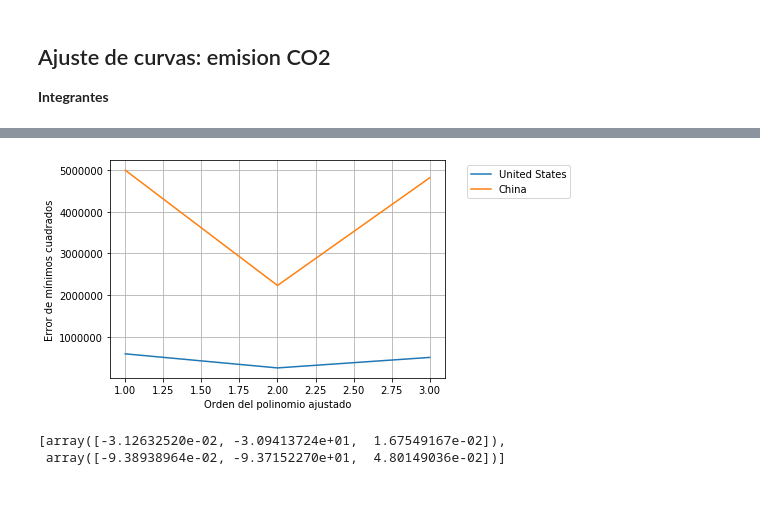
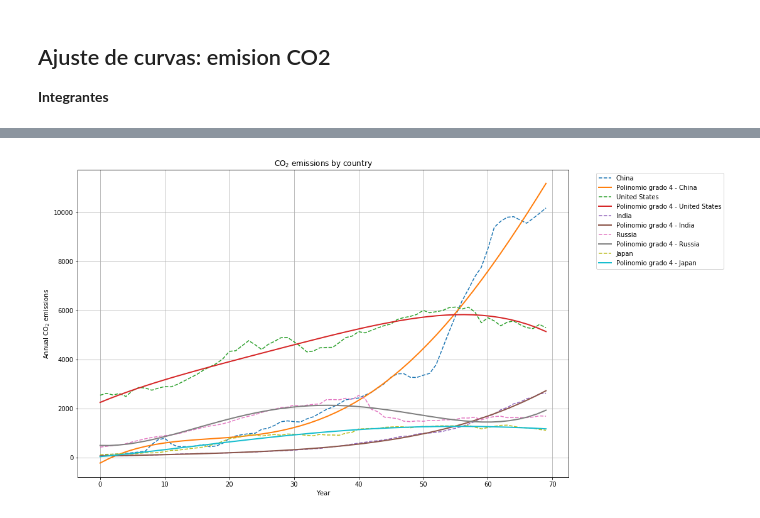
Before and after one commit to Jose-LiraAguas/proyecto1SM, a Jupyter notebook: Proyecto1.ipynb, the cells around one changed output, grey strips where cells are left out. Cells and saved outputs as stored; diff of their text form; code cells hidden in the pictures.

```diff
--- a/Proyecto1.ipynb
+++ b/Proyecto1.ipynb
@@ -40 +76,27 @@ L = 100
+# %%
+# BOX 3 MIN SQ N
+beta_graf = []
+poli = []
+for i in range(len(Code)):
+    poli.append(int(np.argmin(error[i]) + min_poli))
+    solucion = opt.minimize(fun=min_sq_N,
+                            x0=np.zeros(poli[i] + 1),
+                            args=(country_data[i]['Year'] - min_year, country_data[i]['Annual CO2 emissions'], poli[i]))
+    beta_graf.append(solucion.x)
+# %%
+plt.figure(figsize=(14,9))
+for i in range(len(Code)):
+    Country_name = country_data[i]['Entity'][0]
+    plt.plot(country_data[i]['Year'] - min_year, country_data[i]['Annual CO2 emissions'], '--', label=Country_name)
+    x_num = np.linspace(min(country_data[i]['Year']) - min_year, max(country_data[i]['Year']) - min_year)
+    y_fit = np.array([beta_graf[i][j] * x_num**j for j in range(poli[i] + 1)]).sum(axis=0)
+    plt.plot(x_num, y_fit, lw=2, label=f'Polinomio grado {poli[i]} - {Country_name}')
+
+plt.xlabel('Year')
+plt.ylabel('Annual CO$ _2$ emissions')
+plt.title('CO$ _2$ emissions by country')
+plt.legend(bbox_to_anchor=(1.05, 1), loc='upper left')
+plt.grid()
+# %% [output]
+[figure, added]
 # %%
@@ -57,13 +122,3 @@ for j in range(len(Code)):
         error_country.append(solucion.fun)
     error.append(error_country)
-# %%
-plt.figure(figsize=(6, 4))
-for i in range(len(error)):
-    plt.plot(range(1, max_poli), error[i], label=country_data[i]['Entity'][0])
-plt.xlabel('Orden del polinomio ajustado')
-plt.ylabel('Error de mínimos cuadrados')
-plt.legend(bbox_to_anchor=(1.05, 1), loc='upper left')
-plt.grid()
-# %% [output]
-[figure, removed]
 # %%
@@ -78,6 +133 @@ for i in range(len(Code)):
     beta_graf.append(solucion.x)
-# %%
-beta_graf
-# %% [output]
-[array([-3.12632520e-02, -3.09413724e+01,  1.67549167e-02]),
- array([-9.38938964e-02, -9.37152270e+01,  4.80149036e-02])]
```
Also changed, not shown: parts of 20 cells of this notebook.
